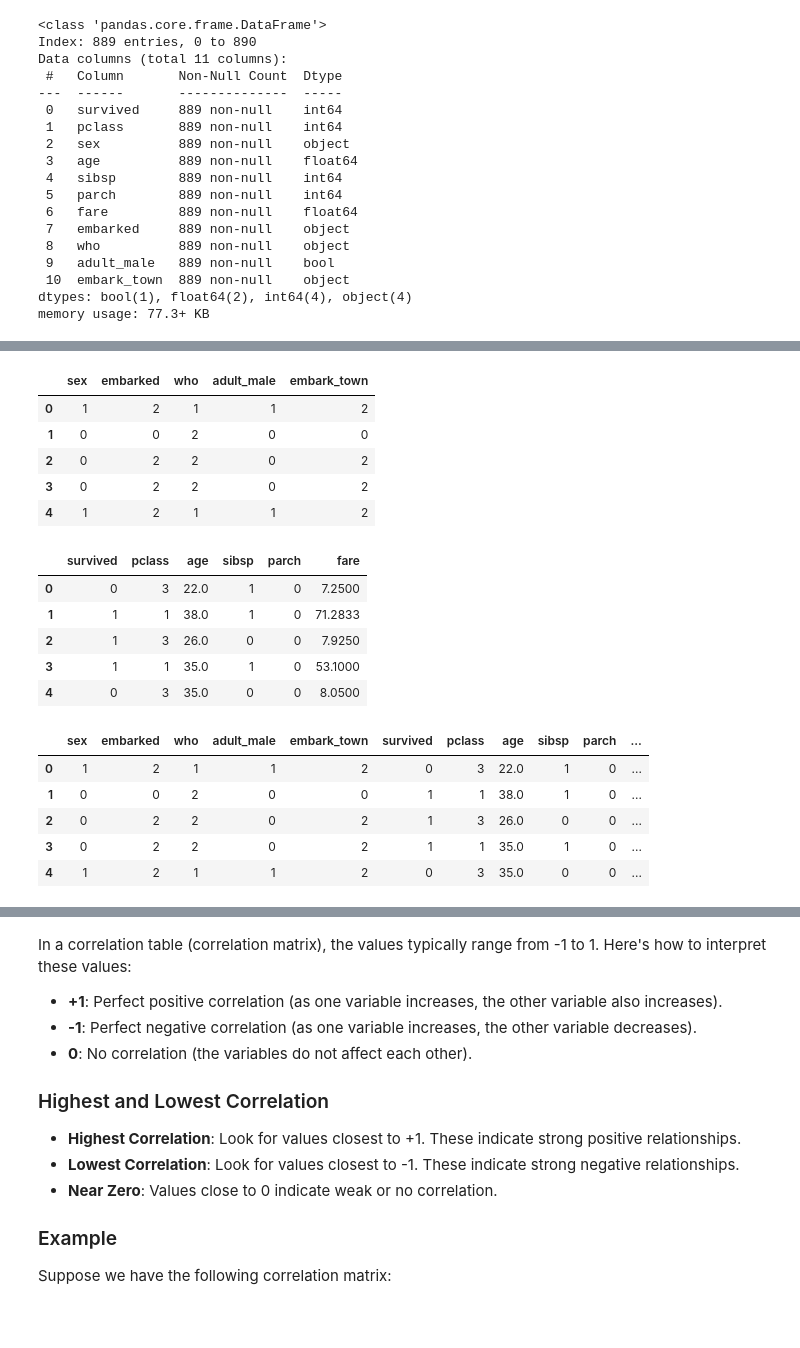
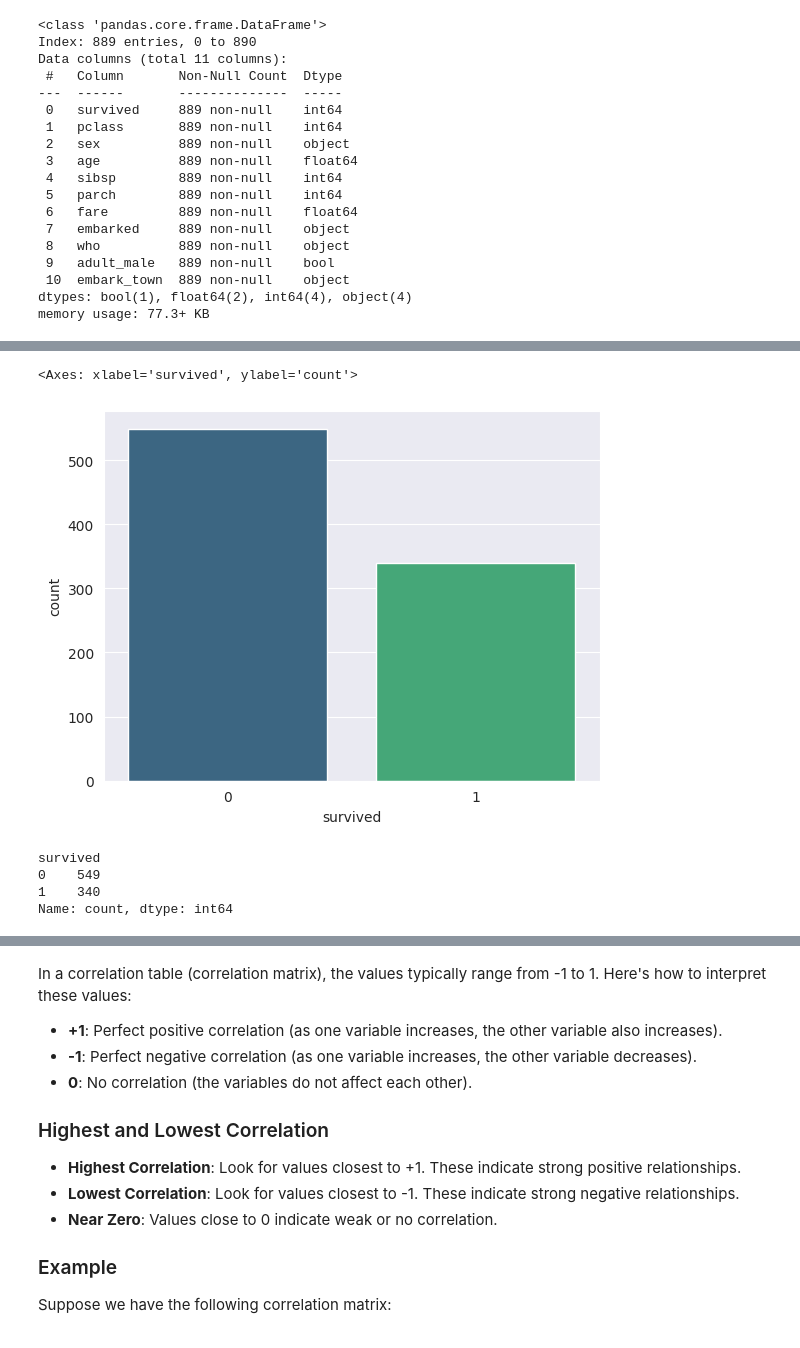
Before and after one commit to SriRamK345/ML_sample_DS_Sup_lerning, a Jupyter notebook: LogR_sampleds1.ipynb, the cells around one changed output, grey strips where cells are left out. Saved outputs shown, nothing was run; the diff lists cells and outputs as text; code cells hidden in the pictures.

```diff
--- a/LogR_sampleds1.ipynb
+++ b/LogR_sampleds1.ipynb
@@ -265,33 +255,12 @@ cat_cal.head()
-# %%
-from sklearn.preprocessing import LabelEncoder
-le = LabelEncoder()
-
-cat_cal = cat_cal.apply(le.fit_transform)
-cat_cal.head()
-# %% [output]
-|  | sex | embarked | who | adult_male | embark_town |
-| 0 | 1 | 2 | 1 | 1 | 2 |
-| 1 | 0 | 0 | 2 | 0 | 0 |
-| 2 | 0 | 2 | 2 | 0 | 2 |
-| 3 | 0 | 2 | 2 | 0 | 2 |
-| 4 | 1 | 2 | 1 | 1 | 2 |
-# %%
-df.drop(['sex', 'embarked', 'who', 'embark_town','adult_male'],axis=1,inplace=True)
-df.head()
-# %% [output]
-|  | survived | pclass | age | sibsp | parch | fare |
-| 0 | 0 | 3 | 22.0 | 1 | 0 | 7.2500 |
-| 1 | 1 | 1 | 38.0 | 1 | 0 | 71.2833 |
-| 2 | 1 | 3 | 26.0 | 0 | 0 | 7.9250 |
-| 3 | 1 | 1 | 35.0 | 1 | 0 | 53.1000 |
-| 4 | 0 | 3 | 35.0 | 0 | 0 | 8.0500 |
-# %%
-df = pd.concat([cat_cal,df],axis=1)
-df.head()
-# %% [output]
-|  | sex | embarked | who | adult_male | embark_town | survived | pclass | age | sibsp | parch | ... |
-| 0 | 1 | 2 | 1 | 1 | 2 | 0 | 3 | 22.0 | 1 | 0 | ... |
-| 1 | 0 | 0 | 2 | 0 | 0 | 1 | 1 | 38.0 | 1 | 0 | ... |
-| 2 | 0 | 2 | 2 | 0 | 2 | 1 | 3 | 26.0 | 0 | 0 | ... |
-| 3 | 0 | 2 | 2 | 0 | 2 | 1 | 1 | 35.0 | 1 | 0 | ... |
-| 4 | 1 | 2 | 1 | 1 | 2 | 0 | 3 | 35.0 | 0 | 0 | ... |
+# %%
+sns.countplot(x = "survived" ,data = df, palette="viridis")
+# %% [output]
+<Axes: xlabel='survived', ylabel='count'>
+[figure, added]
+# %%
+df.survived.value_counts()
+# %% [output]
+survived
+0    549
+1    340
+Name: count, dtype: int64
```
Also changed, not shown: parts of 24 cells of this notebook.
